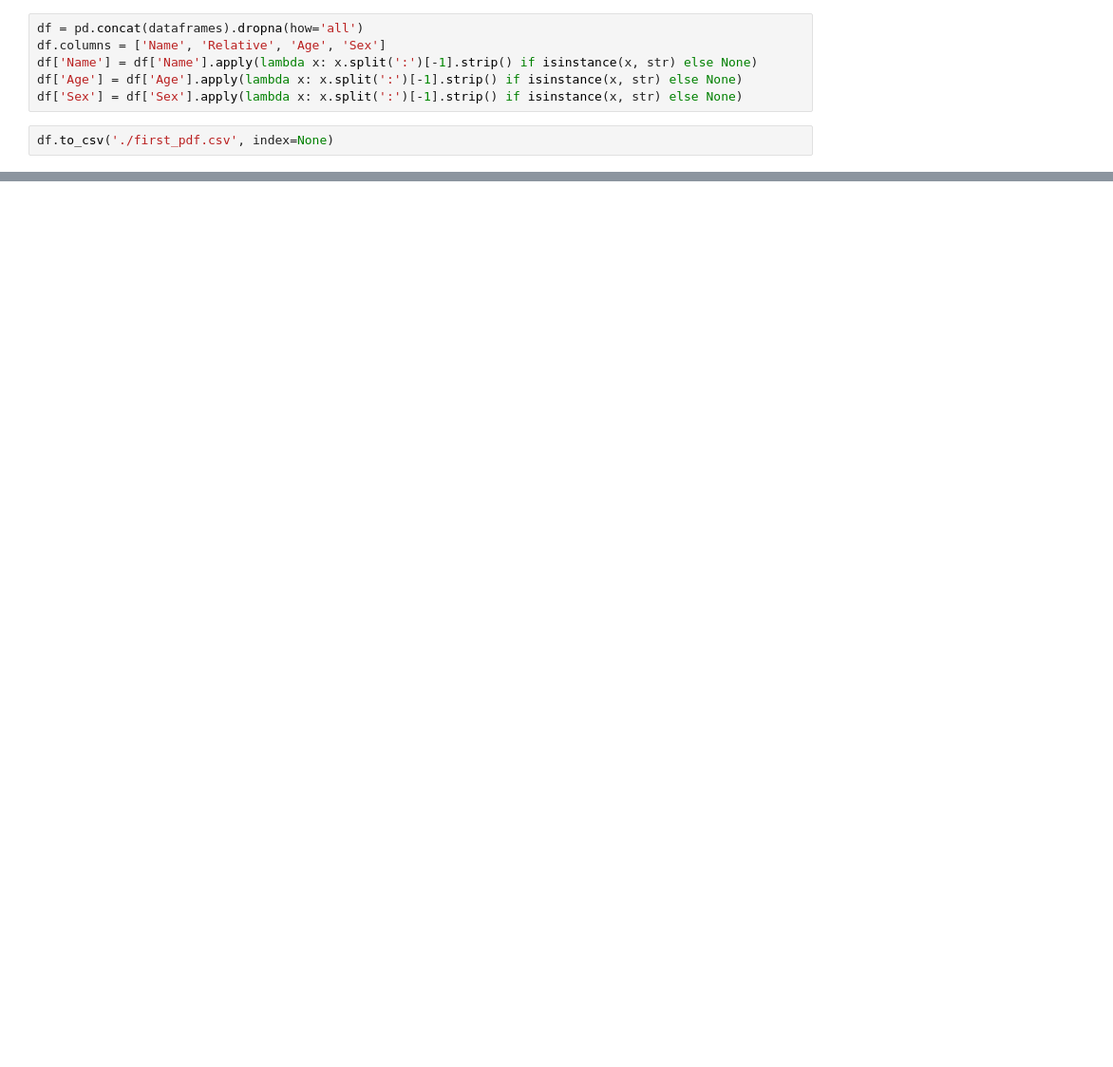
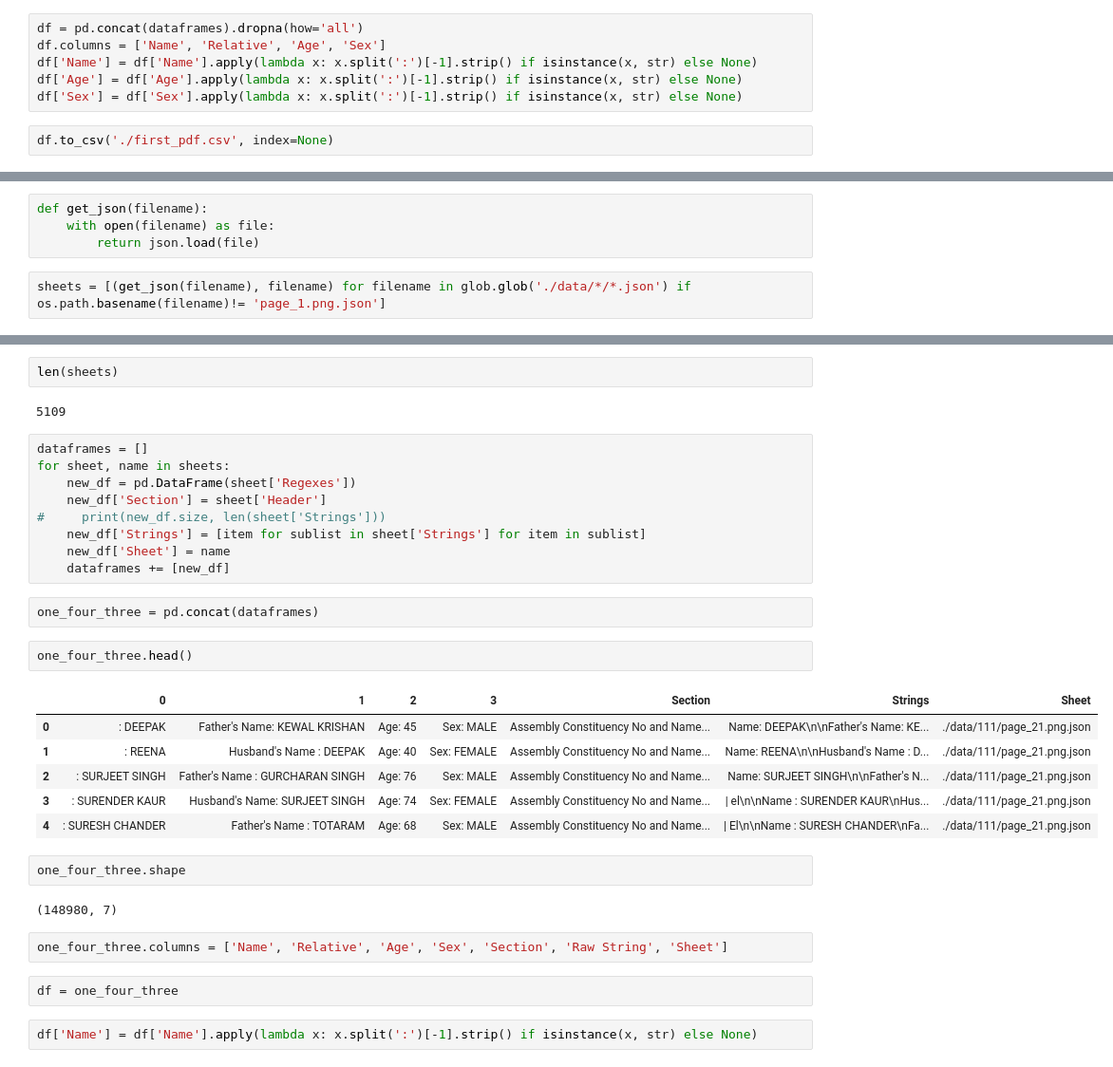
Before and after one commit to CalmDownKarm/voterlist, a Jupyter notebook: extract_pipe.ipynb, the cells around one changed output, grey strips where cells are left out. Shown at 95% size. Drawn from its saved outputs; the diff is of its cells as text; blank space fills up the shorter version.

```diff
--- a/extract_pipe.ipynb
+++ b/extract_pipe.ipynb
@@ -92,0 +136,6 @@ df.to_csv('./first_pdf.csv', index=None)
+# %%
+def get_json(filename):
+    with open(filename) as file:
+        return json.load(file)
+# %%
+sheets = [(get_json(filename), filename) for filename in glob.glob('./data/*/*.json') if os.path.basename(filename)!= 'page_1.png.json']
@@ -92,0 +162,34 @@ df.to_csv('./first_pdf.csv', index=None)
+# %%
+len(sheets)
+# %% [output]
+5109
+# %%
+dataframes = []
+for sheet, name in sheets:
+    new_df = pd.DataFrame(sheet['Regexes'])
+    new_df['Section'] = sheet['Header']
+#     print(new_df.size, len(sheet['Strings']))
+    new_df['Strings'] = [item for sublist in sheet['Strings'] for item in sublist]
+    new_df['Sheet'] = name
+    dataframes += [new_df]
+# %%
+one_four_three = pd.concat(dataframes)
+# %%
+one_four_three.head()
+# %% [output]
+|  | 0 | 1 | 2 | 3 | Section | Strings | Sheet |
+| 0 | : DEEPAK | Father's Name: KEWAL KRISHAN | Age: 45 | Sex: MALE | Assembly Constituency No and Name... | Name: DEEPAK\n\nFather's Name: KE... | ./data/111/page_21.png.json |
+| 1 | : REENA | Husband's Name : DEEPAK | Age: 40 | Sex: FEMALE | Assembly Constituency No and Name... | Name: REENA\n\nHusband's Name : D... | ./data/111/page_21.png.json |
+| 2 | : SURJEET SINGH | Father's Name : GURCHARAN SINGH | Age: 76 | Sex: MALE | Assembly Constituency No and Name... | Name: SURJEET SINGH\n\nFather's N... | ./data/111/page_21.png.json |
+| 3 | : SURENDER KAUR | Husband's Name: SURJEET SINGH | Age: 74 | Sex: FEMALE | Assembly Constituency No and Name... | | el\n\nName : SURENDER KAUR\nHus... | ./data/111/page_21.png.json |
+| 4 | : SURESH CHANDER | Father's Name : TOTARAM | Age: 68 | Sex: MALE | Assembly Constituency No and Name... | | El\n\nName : SURESH CHANDER\nFa... | ./data/111/page_21.png.json |
+# %%
+one_four_three.shape
+# %% [output]
+(148980, 7)
+# %%
+one_four_three.columns = ['Name', 'Relative', 'Age', 'Sex', 'Section', 'Raw String', 'Sheet']
+# %%
+df = one_four_three
+# %%
+df['Name'] = df['Name'].apply(lambda x: x.split(':')[-1].strip() if isinstance(x, str) else None)
```
Also changed, not shown: parts of 40 cells of this notebook, 2 other files.
